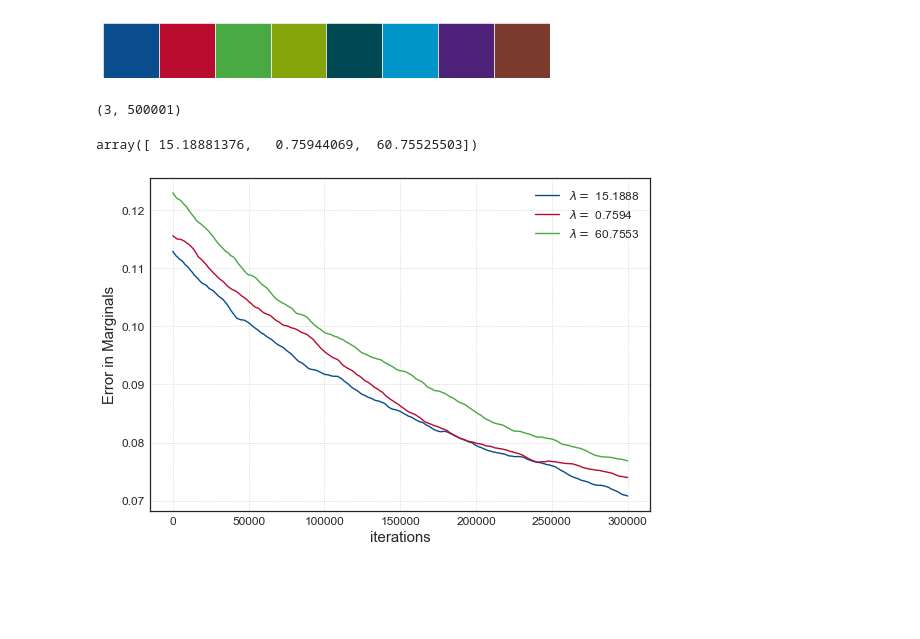
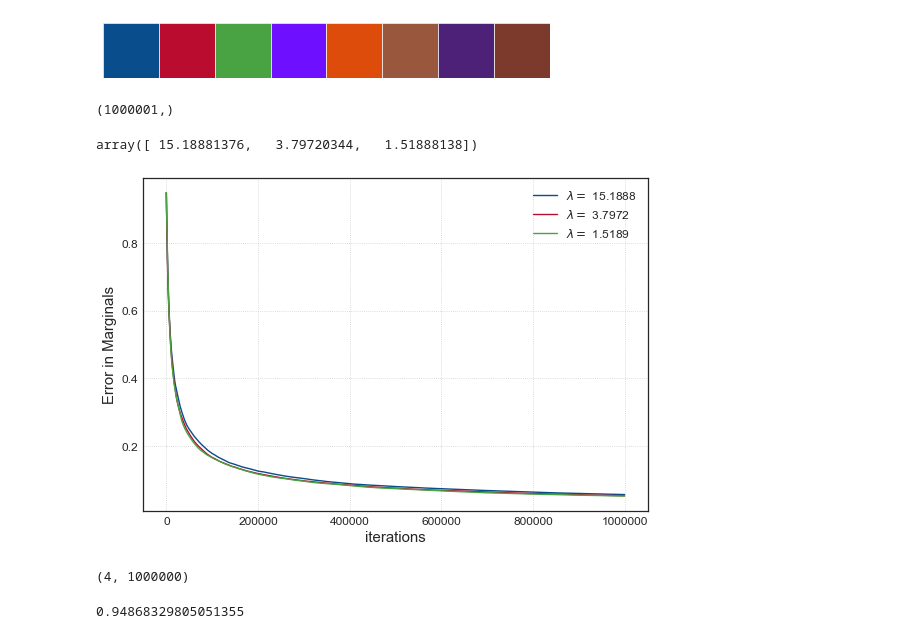
Before and after one commit to vincent6606/Mini_batched_Gibbs, a Jupyter notebook: Potts model/plott_potts.ipynb, the cells around one changed output. Cells and saved outputs as stored; diff of their text form; code cells hidden in the pictures; blank space fills up the shorter version.

```diff
--- a/Potts model/plott_potts.ipynb
+++ b/Potts model/plott_potts.ipynb
@@ -1,13 +1,13 @@
 # %%
 import numpy as np
 
 %matplotlib inline
 import matplotlib.pyplot as plt
 import seaborn as sns
 sns.set_context("paper", font_scale=1.5)
-flatui = ["#0a4d8c", "#ba0c2f", "#49a942", "#84a40b", "#004851", "#0095c8", "#4d2177", "#7c3a2d"]
+flatui = ["#0a4d8c", "#ba0c2f", "#49a343", "#6E10FF", "#DE4C0B", "#99583D", "#4d2177", "#7c3a2d"]
 # https://color.adobe.com/zh/create/color-wheel/?basfrom matplotlib import rc
 sns.palplot(flatui)
 # %% [output]
-[figure, old version]
+[figure, new version]
 # %%
@@ -15,4 +15,4 @@ error = np.genfromtxt('errors_151020_20_500000.csv',delimiter=',')
 # %%
-error.shape
+error[0,:].shape
 # %% [output]
-(3, 500001)
+(1000001,)
@@ -22,14 +19,14 @@ k = np.sort(k,0)
 # %%
-error[:,0]
+error[0,:]
 # %% [output]
-array([ 15.18881376,   0.75944069,  60.75525503])
+array([ 15.18881376,   3.79720344,   1.51888138])
 # %%
 import matplotlib.lines as lines
 with sns.axes_style("white"):
     fig = plt.figure(figsize=(8, 5.5))
     ax  = fig.add_subplot(111)
     for i in range(error.shape[0]):
-        line = k[i,-300000:]
+        line = error[i,1:]
         plt.plot(line,color=flatui[i],label="$\lambda = $ {0:.4f}".format(error[i,0]))
 
     plt.xlabel("iterations", size=15)
@@ -42,4 +39,4 @@ with sns.axes_style("white"):
     plt.savefig("Marginals_{}.pdf".format('50'), bbox_inches='tight')
     plt.show()
 # %% [output]
-[figure, old version]
+[figure, new version]
@@ -45,0 +45,8 @@ with sns.axes_style("white"):
+# %%
+gibbs_error.shape
+# %% [output]
+(4, 1000000)
+# %%
+gibbs_error[0,0]
+# %% [output]
+0.94868329805051355
```
Also changed, not shown: parts of 6 cells of this notebook, 5 other files.
